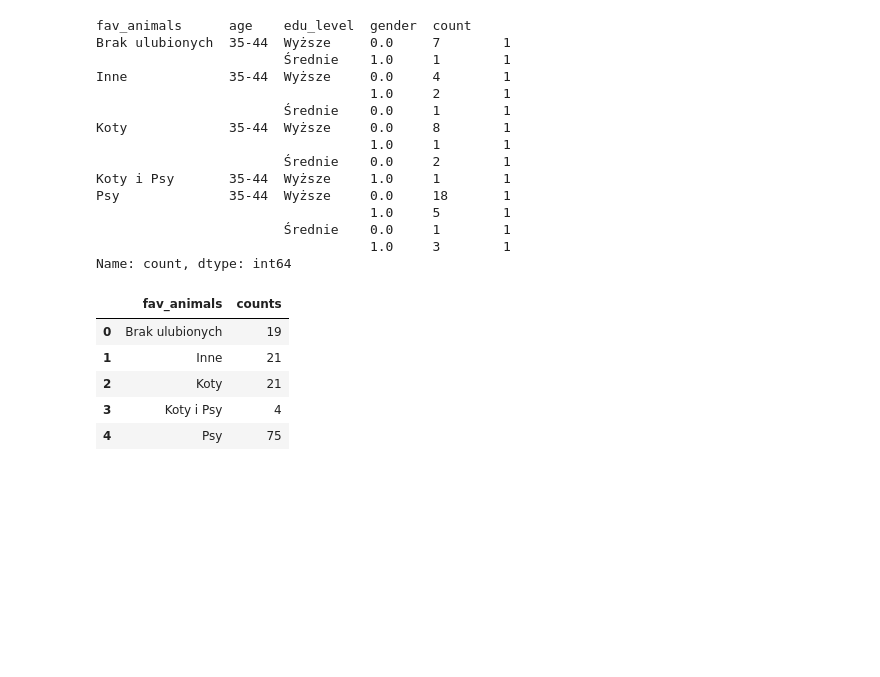
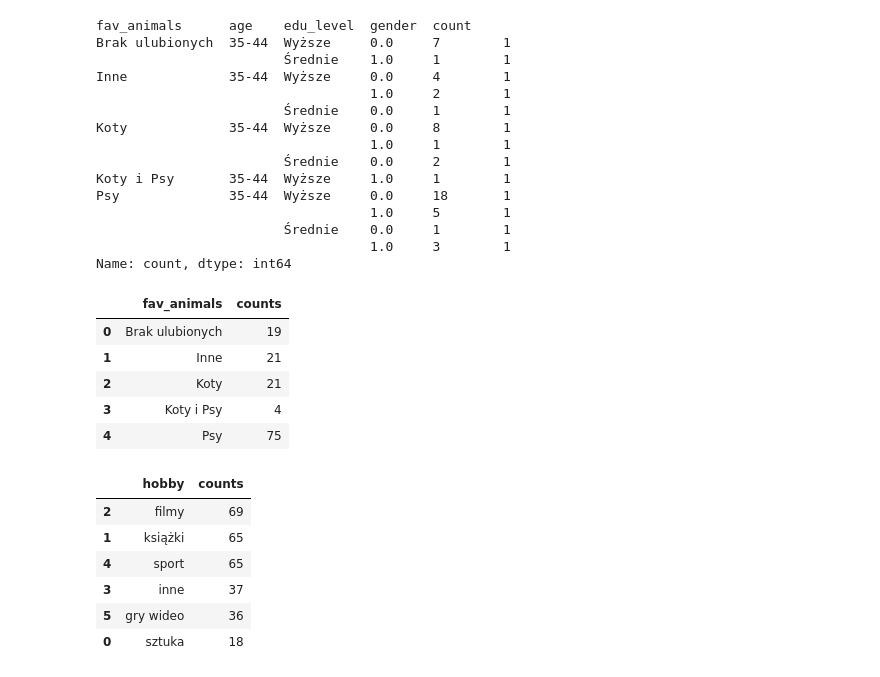
Before and after one commit to waltad/survey-review-app, a Jupyter notebook: research.ipynb, the cells around one changed output. Drawn from its saved outputs; the diff is of its cells as text; code cells hidden in the pictures; blank space fills up the shorter version.

```diff
--- a/research.ipynb
+++ b/research.ipynb
@@ -295,0 +303,27 @@ df_animals
+# %%
+hobby_columns = ['hobby_art', 'hobby_books', 'hobby_movies', 'hobby_other', 'hobby_sport', 'hobby_video_games']
+hobby_translation = {
+    'hobby_art': 'sztuka',
+    'hobby_books': 'książki',
+    'hobby_movies': 'filmy',
+    'hobby_other': 'inne',
+    'hobby_sport': 'sport',
+    'hobby_video_games': 'gry wideo'
+}
+
+df_hobby = (df[hobby_columns]
+            .rename(columns=hobby_translation)
+            .sum()
+            .reset_index(name='counts')
+            .rename(columns={'index': 'hobby'})
+            .sort_values('counts', ascending=False))
+
+df_hobby
+# %% [output]
+|  | hobby | counts |
+| 2 | filmy | 69 |
+| 1 | książki | 65 |
+| 4 | sport | 65 |
+| 3 | inne | 37 |
+| 5 | gry wideo | 36 |
+| 0 | sztuka | 18 |
```
Also changed, not shown: parts of 9 cells of this notebook.
